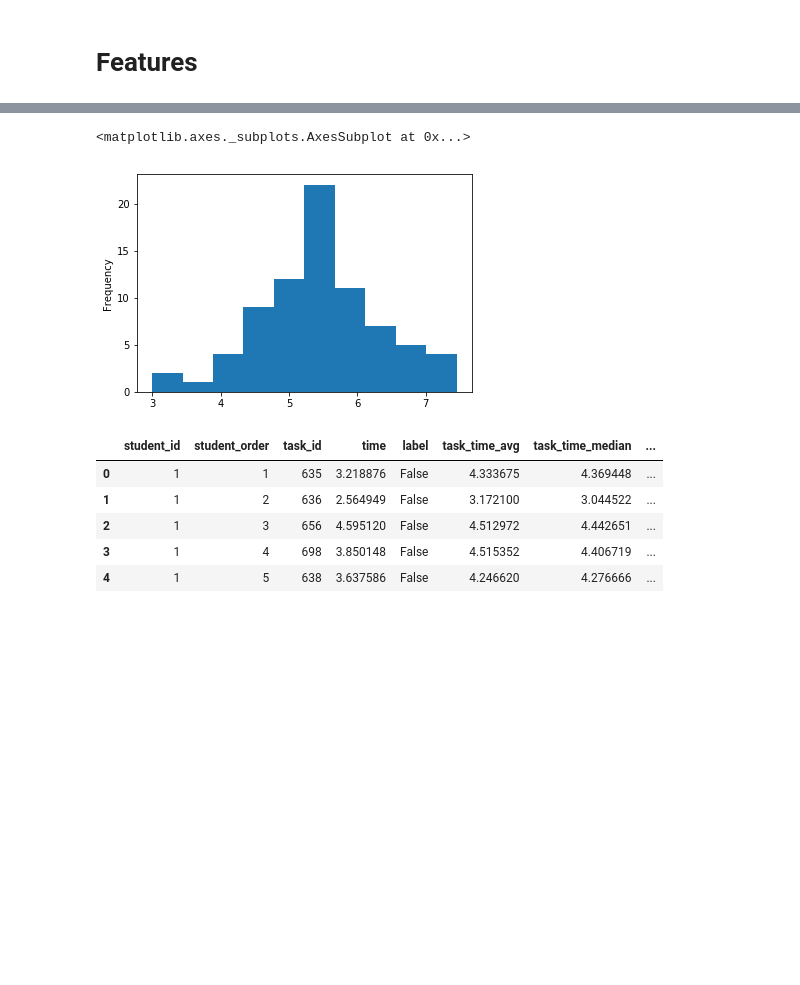
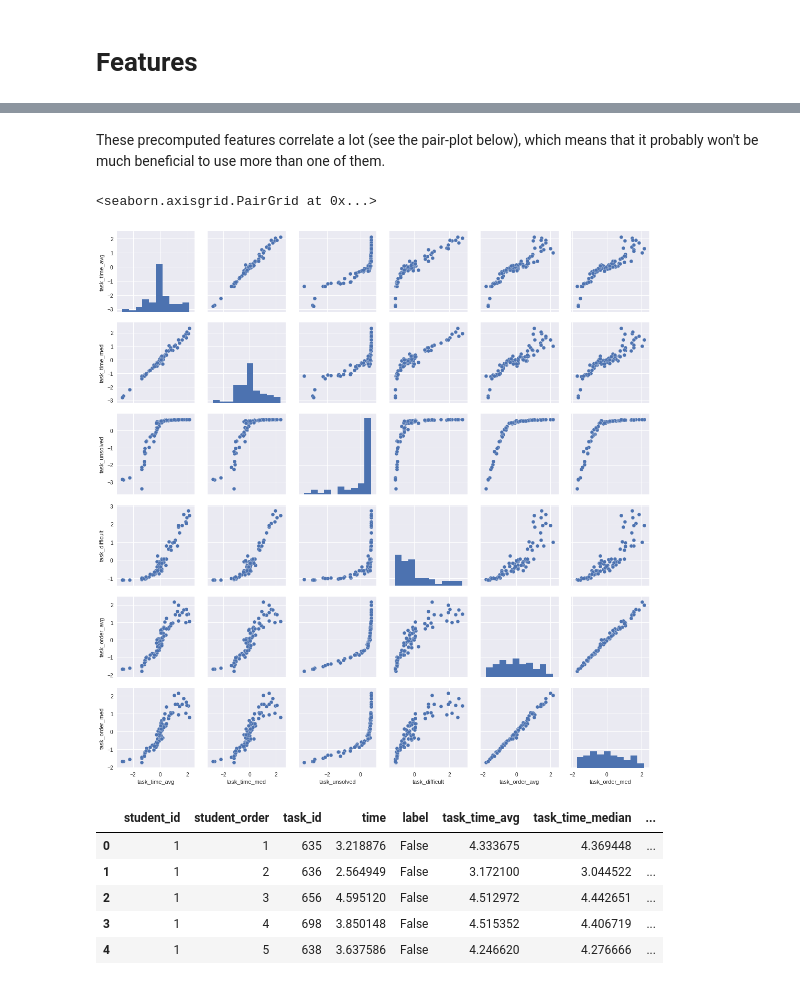
Before and after one commit to adaptive-learning/flocs-analyses, a Jupyter notebook: difficulty_classification/Difficulty Classification.ipynb, the cells around one changed output, grey strips where cells are left out. Saved outputs shown, nothing was run; the diff lists cells and outputs as text; code cells hidden in the pictures; blank space fills up the shorter version.

```diff
--- a/difficulty_classification/Difficulty Classification.ipynb
+++ b/difficulty_classification/Difficulty Classification.ipynb
@@ -193,9 +198,8 @@ task_features.head()
-# %%
-#task_features.task_solved_percentage.plot.hist()
-#task_features.task_time_avg.plot.hist()
-
-# Time medians are more normally distributed than the averages.
-task_features.task_time_median.plot.hist()
-# %% [output]
-<matplotlib.axes._subplots.AxesSubplot at 0x...>
-[figure, removed]
+# %% [markdown]
+These precomputed features correlate a lot (see the pair-plot below), which means that it probably won't be much beneficial to use more than one of them.
+# %%
+#task_features.task_time_med.plot.hist()
+sns.pairplot(task_features)
+# %% [output]
+<seaborn.axisgrid.PairGrid at 0x...>
+[figure, added]
```
Also changed, not shown: parts of 11 cells of this notebook.
